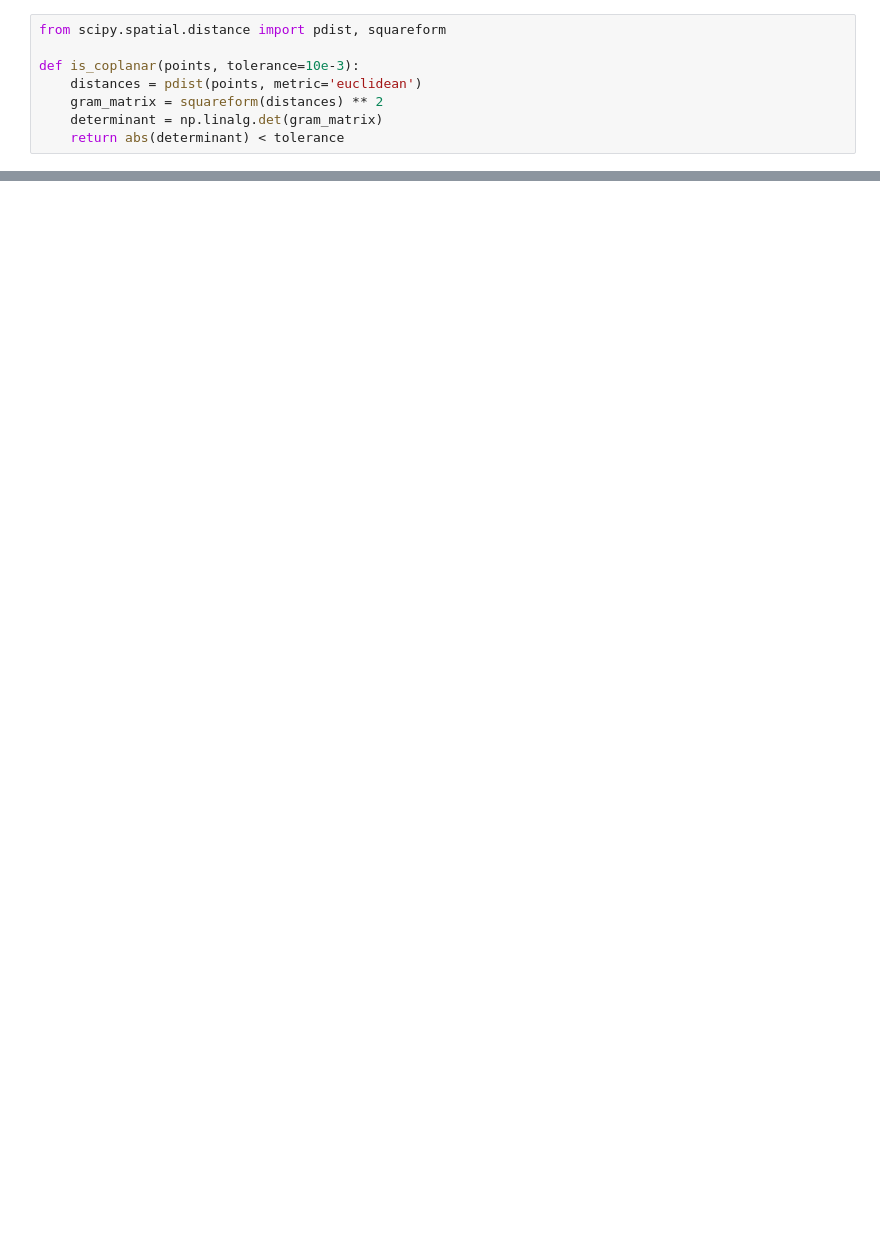
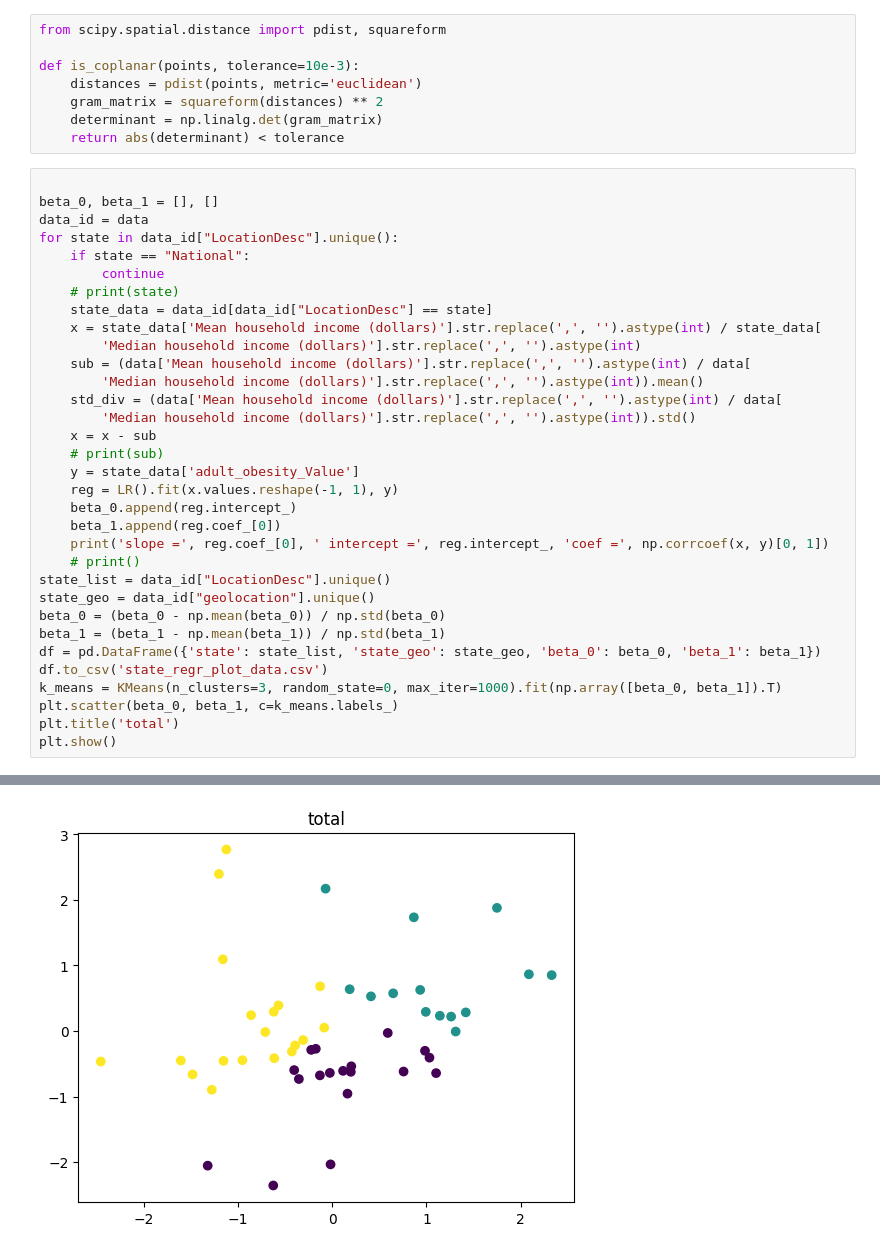
Before and after one commit to largeface-cat/datathon-team30, a Jupyter notebook: kmeans.ipynb, the cells around one changed output, grey strips where cells are left out. Saved outputs shown, nothing was run; the diff lists cells and outputs as text; blank space fills up the shorter version.

```diff
--- a/kmeans.ipynb
+++ b/kmeans.ipynb
@@ -225,3 +207,37 @@ def is_coplanar(points, tolerance=10e-3):
     gram_matrix = squareform(distances) ** 2
     determinant = np.linalg.det(gram_matrix)
     return abs(determinant) < tolerance
+# %%
+
+beta_0, beta_1 = [], []
+data_id = data
+for state in data_id["LocationDesc"].unique():
+    if state == "National":
+        continue
+    # print(state)
+    state_data = data_id[data_id["LocationDesc"] == state]
+    x = state_data['Mean household income (dollars)'].str.replace(',', '').astype(int) / state_data[
+        'Median household income (dollars)'].str.replace(',', '').astype(int)
+    sub = (data['Mean household income (dollars)'].str.replace(',', '').astype(int) / data[
+        'Median household income (dollars)'].str.replace(',', '').astype(int)).mean()
+    std_div = (data['Mean household income (dollars)'].str.replace(',', '').astype(int) / data[
+        'Median household income (dollars)'].str.replace(',', '').astype(int)).std()
+    x = x - sub
+    # print(sub)
+    y = state_data['adult_obesity_Value']
+    reg = LR().fit(x.values.reshape(-1, 1), y)
+    beta_0.append(reg.intercept_)
+    beta_1.append(reg.coef_[0])
+    print('slope =', reg.coef_[0], ' intercept =', reg.intercept_, 'coef =', np.corrcoef(x, y)[0, 1])
+    # print()
+state_list = data_id["LocationDesc"].unique()
+state_geo = data_id["geolocation"].unique()
+beta_0 = (beta_0 - np.mean(beta_0)) / np.std(beta_0)
+beta_1 = (beta_1 - np.mean(beta_1)) / np.std(beta_1)
+df = pd.DataFrame({'state': state_list, 'state_geo': state_geo, 'beta_0': beta_0, 'beta_1': beta_1})
+df.to_csv('state_regr_plot_data.csv')
+k_means = KMeans(n_clusters=3, random_state=0, max_iter=1000).fit(np.array([beta_0, beta_1]).T)
+plt.scatter(beta_0, beta_1, c=k_means.labels_)
+plt.title('total')
+plt.show()
+# %% [output]
@@ -227,0 +261 @@ def is_coplanar(points, tolerance=10e-3):
+[figure, added]
```
Also changed, not shown: parts of 7 cells of this notebook, 1 other file.
